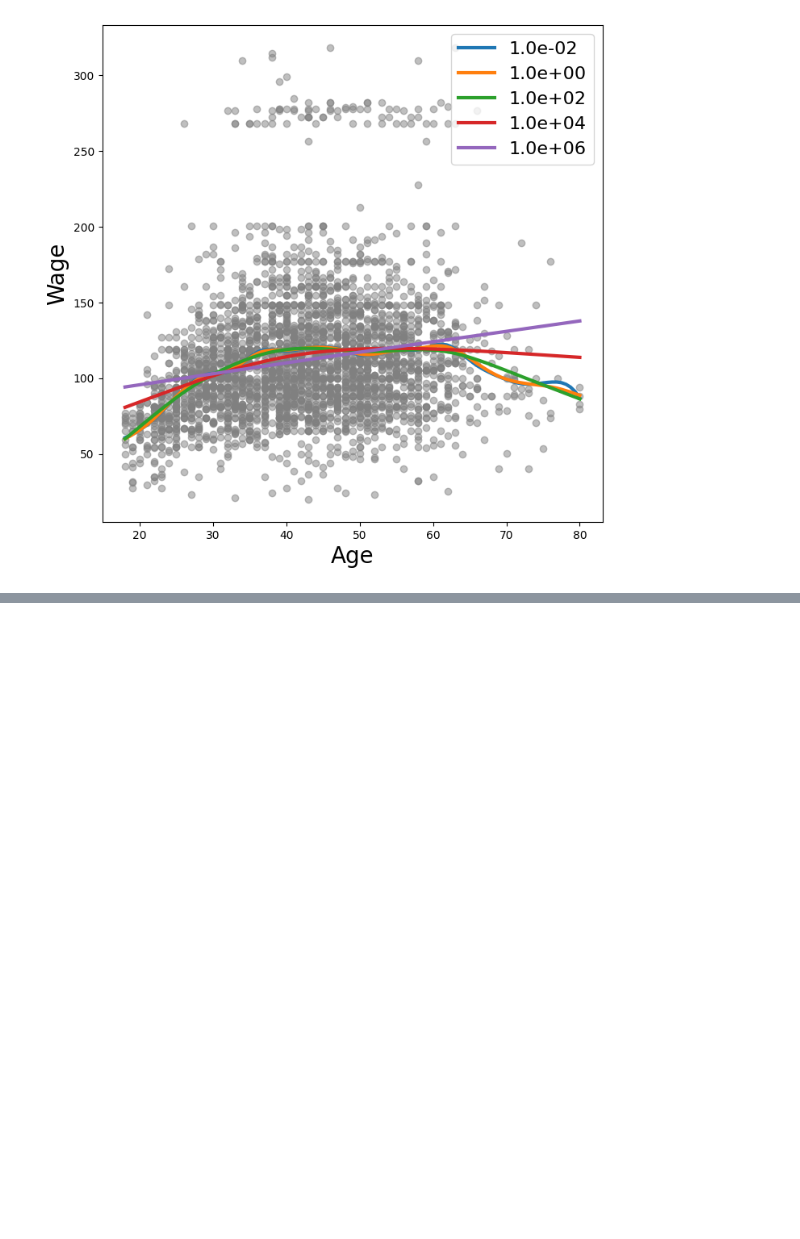
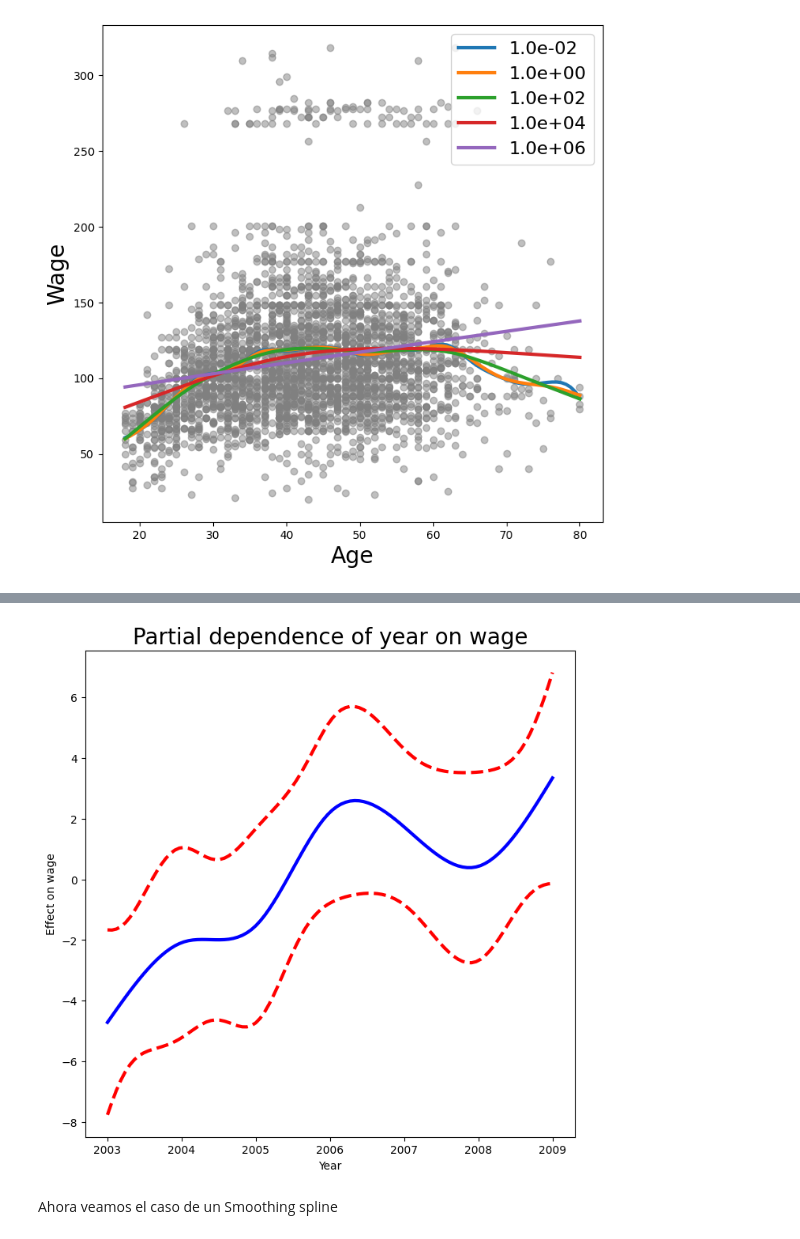
Before and after one commit to chuancao26/islp, a Jupyter notebook: LabNonLinearApproach.ipynb, the cells around one changed output, grey strips where cells are left out. Saved outputs shown, nothing was run; the diff lists cells and outputs as text; code cells hidden in the pictures; blank space fills up the shorter version.

```diff
--- a/LabNonLinearApproach.ipynb
+++ b/LabNonLinearApproach.ipynb
@@ -294,0 +372,27 @@ array([18.        , 18.62626263, 19.25252525, 19.87878788, 20.50505051,
+# %%
+year_grid = np.linspace(2003, 2009, 100)
+year_grid = np.linspace(wage['year'].min(),
+                        wage['year'].max(),
+                        100)
+X_year_bh = X_bh.copy()[:100]
+X_year_bh[:] = X_bh[:].mean(0)[None,:]
+X_year_bh[:,4:9] = ns_year.transform(year_grid)
+
+preds = gam_bh.get_prediction(X_year_bh)
+bounds_year = preds.conf_int(alpha=0.05)
+
+partial_year = preds.predicted_mean
+center = partial_year.mean()
+partial_year -= center
+bounds_year -= center
+fig, ax = plt.subplots(figsize=(8,8))
+ax.plot(year_grid, partial_year , 'b', linewidth=3)
+ax.plot(year_grid, bounds_year[:,0], 'r--', linewidth=3)
+ax.plot(year_grid, bounds_year[:,1], 'r--', linewidth=3)
+ax.set_xlabel('Year')
+ax.set_ylabel('Effect on wage')
+ax.set_title('Partial dependence of year on wage', fontsize=20);
+# %% [output]
+[figure, added]
+# %% [markdown]
+Ahora veamos el caso de un Smoothing spline
```
Also changed, not shown: parts of 18 cells of this notebook.
